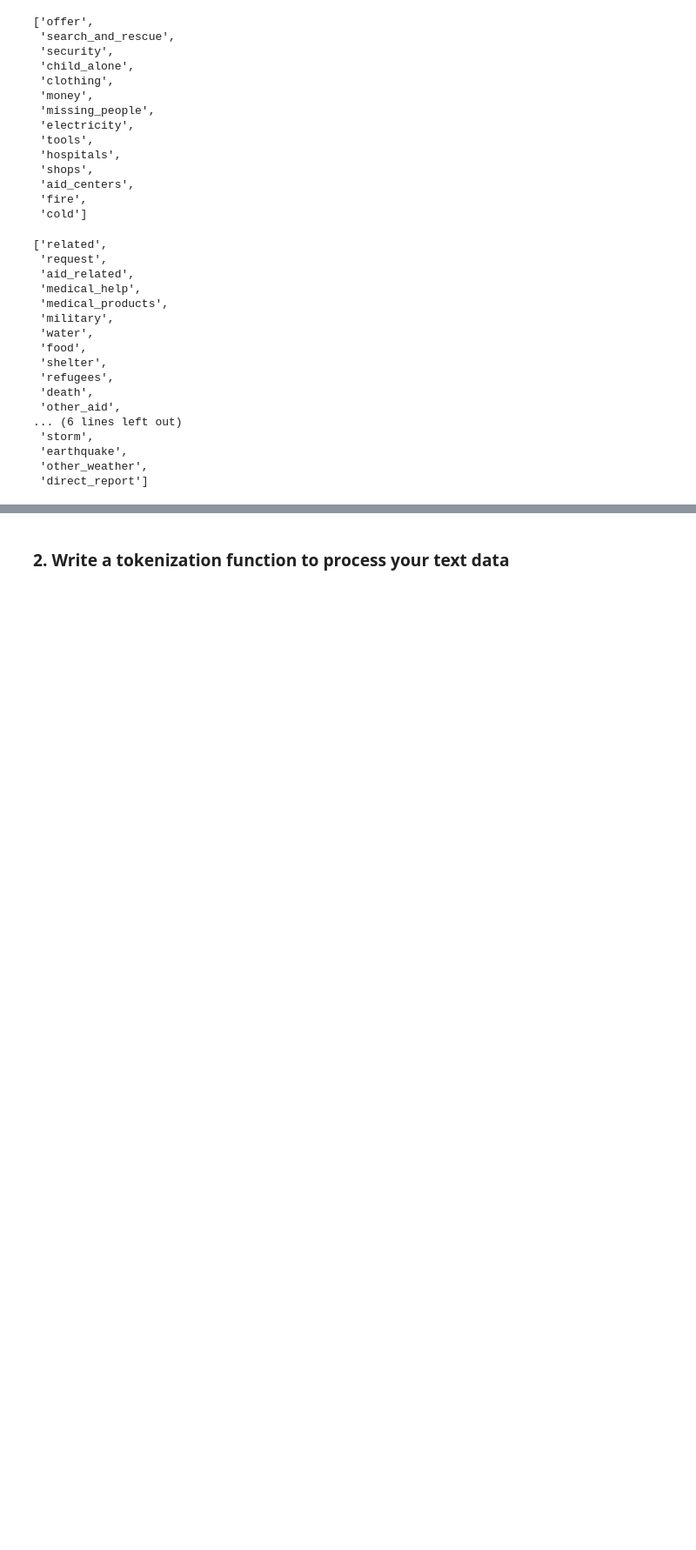
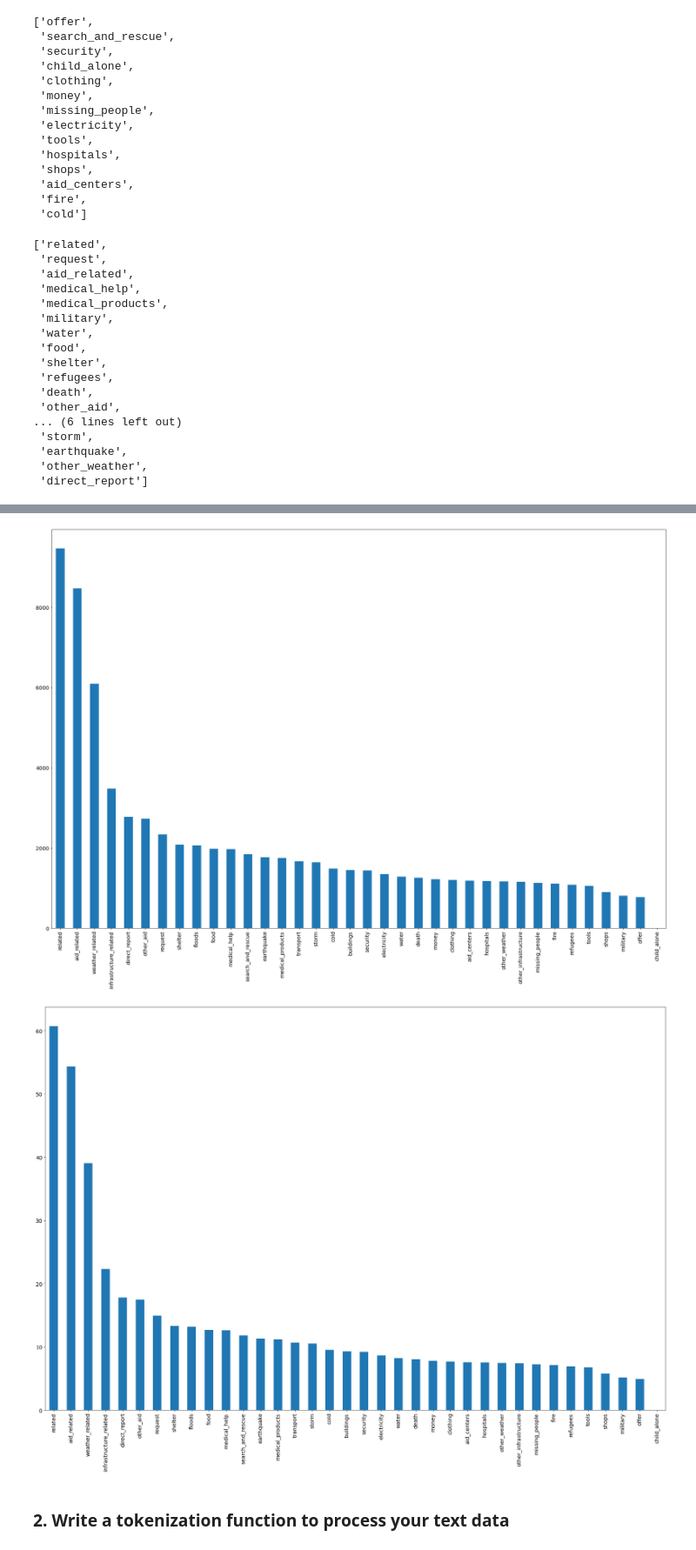
Before and after one commit to Lamiaka/DisasterResponseProject, a Jupyter notebook: jupyter notebooks/ML Pipeline Preparation.ipynb, the cells around one changed output, grey strips where cells are left out. Shown at 87% size. Cells and saved outputs as stored; diff of their text form; code cells hidden in the pictures; blank space fills up the shorter version.

```diff
--- a/jupyter notebooks/ML Pipeline Preparation.ipynb
+++ b/jupyter notebooks/ML Pipeline Preparation.ipynb
@@ -207,3 +151,17 @@ Y.sum().sort_values(ascending=False).plot.bar()
+# %%
+X_new = X[index]
+Y_new = Y.iloc[index]
+
+occurences_new = Y_new.sum()
+occurences_new.sort_values(ascending=False).plot.bar()
+plt.show()
+occurences_pct_new = occurences_new/Y_new.shape[0]*100
+
+occurences_pct_new.sort_values(ascending=False).plot.bar()
+plt.show()
+# %% [output]
+[figure, added]
+[figure, added]
 # %% [markdown]
 ### 2. Write a tokenization function to process your text data
 # %%
```
Also changed, not shown: parts of 39 cells of this notebook.
